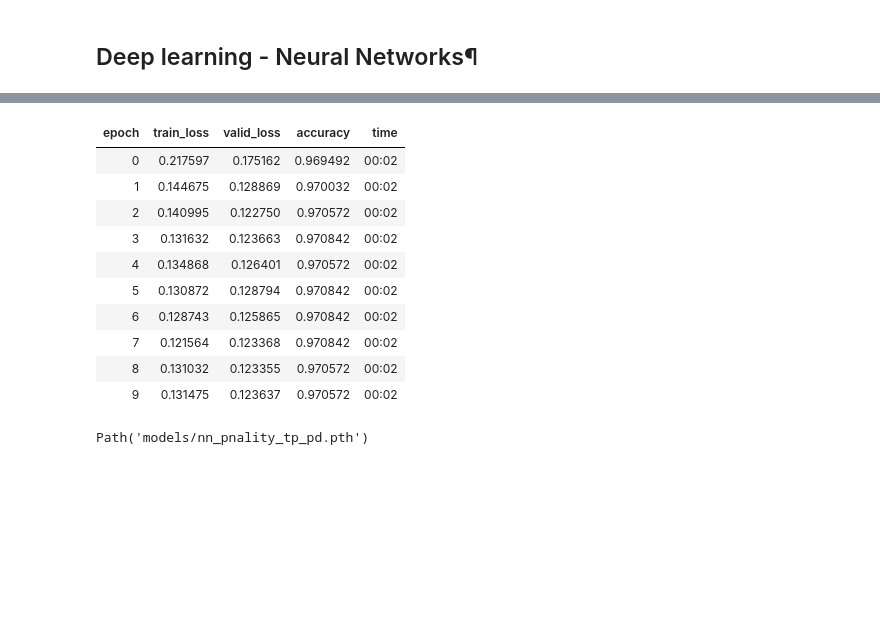
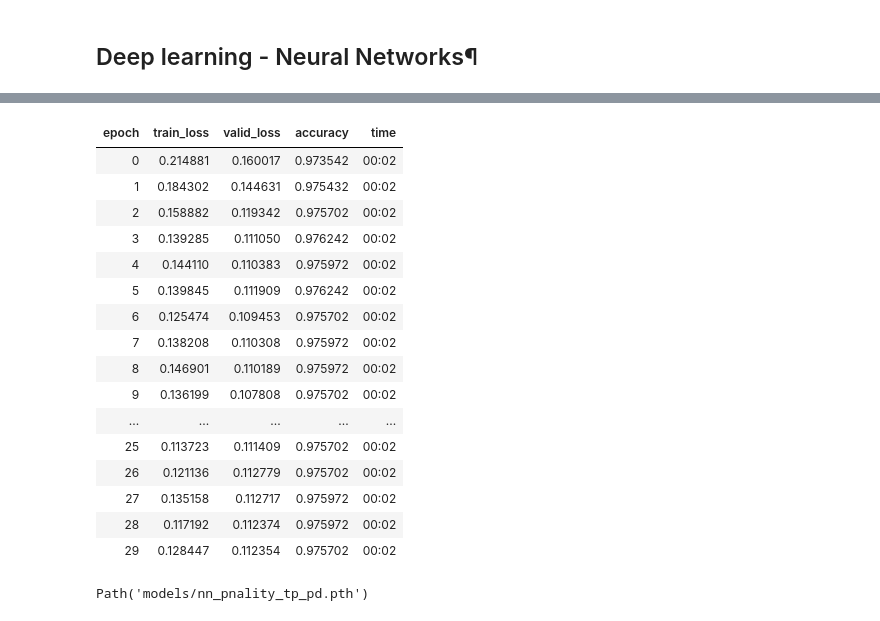
Before and after one commit to rubanzasilva/ps_s5_e7, a Jupyter notebook: s5e7-fastai-gmbs.ipynb, the cells around one changed output, grey strips where cells are left out. Cells and saved outputs as stored; diff of their text form; code cells hidden in the pictures; blank space fills up the shorter version.

```diff
--- a/s5e7-fastai-gmbs.ipynb
+++ b/s5e7-fastai-gmbs.ipynb
@@ -314,17 +314,23 @@ SuggestedLRs(valley=0.00363078061491251)
 # %%
-learn.fit_one_cycle(10, 2.089e-3)
+learn.fit_one_cycle(30, 2.089e-3)
 # %% [output]
 | epoch | train_loss | valid_loss | accuracy | time |
-| 0 | 0.217597 | 0.175162 | 0.969492 | 00:02 |
-| 1 | 0.144675 | 0.128869 | 0.970032 | 00:02 |
-| 2 | 0.140995 | 0.122750 | 0.970572 | 00:02 |
-| 3 | 0.131632 | 0.123663 | 0.970842 | 00:02 |
-| 4 | 0.134868 | 0.126401 | 0.970572 | 00:02 |
-| 5 | 0.130872 | 0.128794 | 0.970842 | 00:02 |
-| 6 | 0.128743 | 0.125865 | 0.970842 | 00:02 |
-| 7 | 0.121564 | 0.123368 | 0.970842 | 00:02 |
-| 8 | 0.131032 | 0.123355 | 0.970572 | 00:02 |
-| 9 | 0.131475 | 0.123637 | 0.970572 | 00:02 |
+| 0 | 0.214881 | 0.160017 | 0.973542 | 00:02 |
+| 1 | 0.184302 | 0.144631 | 0.975432 | 00:02 |
+| 2 | 0.158882 | 0.119342 | 0.975702 | 00:02 |
+| 3 | 0.139285 | 0.111050 | 0.976242 | 00:02 |
+| 4 | 0.144110 | 0.110383 | 0.975972 | 00:02 |
+| 5 | 0.139845 | 0.111909 | 0.976242 | 00:02 |
+| 6 | 0.125474 | 0.109453 | 0.975702 | 00:02 |
+| 7 | 0.138208 | 0.110308 | 0.975972 | 00:02 |
+| 8 | 0.146901 | 0.110189 | 0.975972 | 00:02 |
+| 9 | 0.136199 | 0.107808 | 0.975702 | 00:02 |
+| ... | ... | ... | ... | ... |
+| 25 | 0.113723 | 0.111409 | 0.975702 | 00:02 |
+| 26 | 0.121136 | 0.112779 | 0.975702 | 00:02 |
+| 27 | 0.135158 | 0.112717 | 0.975972 | 00:02 |
+| 28 | 0.117192 | 0.112374 | 0.975972 | 00:02 |
+| 29 | 0.128447 | 0.112354 | 0.975702 | 00:02 |
 # %%
 dl = test_dl
 # %%
```
Also changed, not shown: parts of 43 cells of this notebook.
